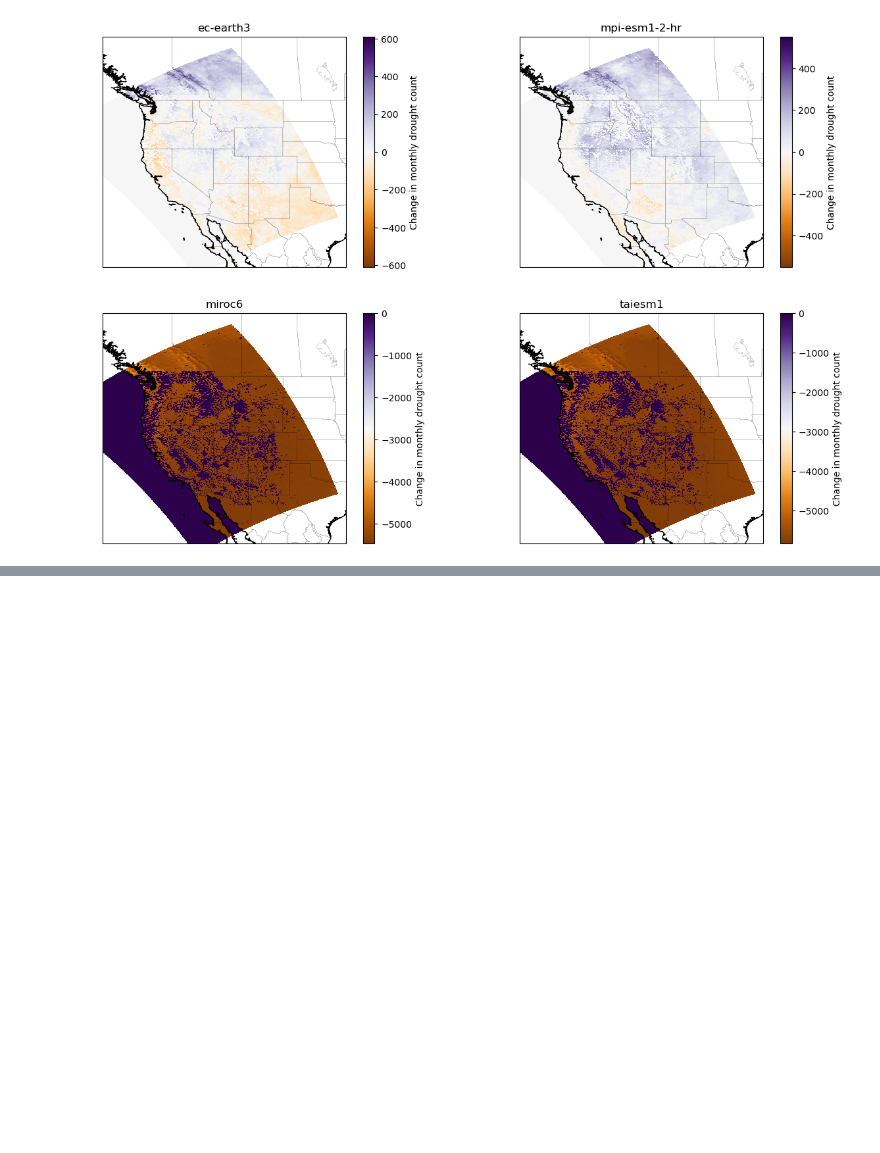
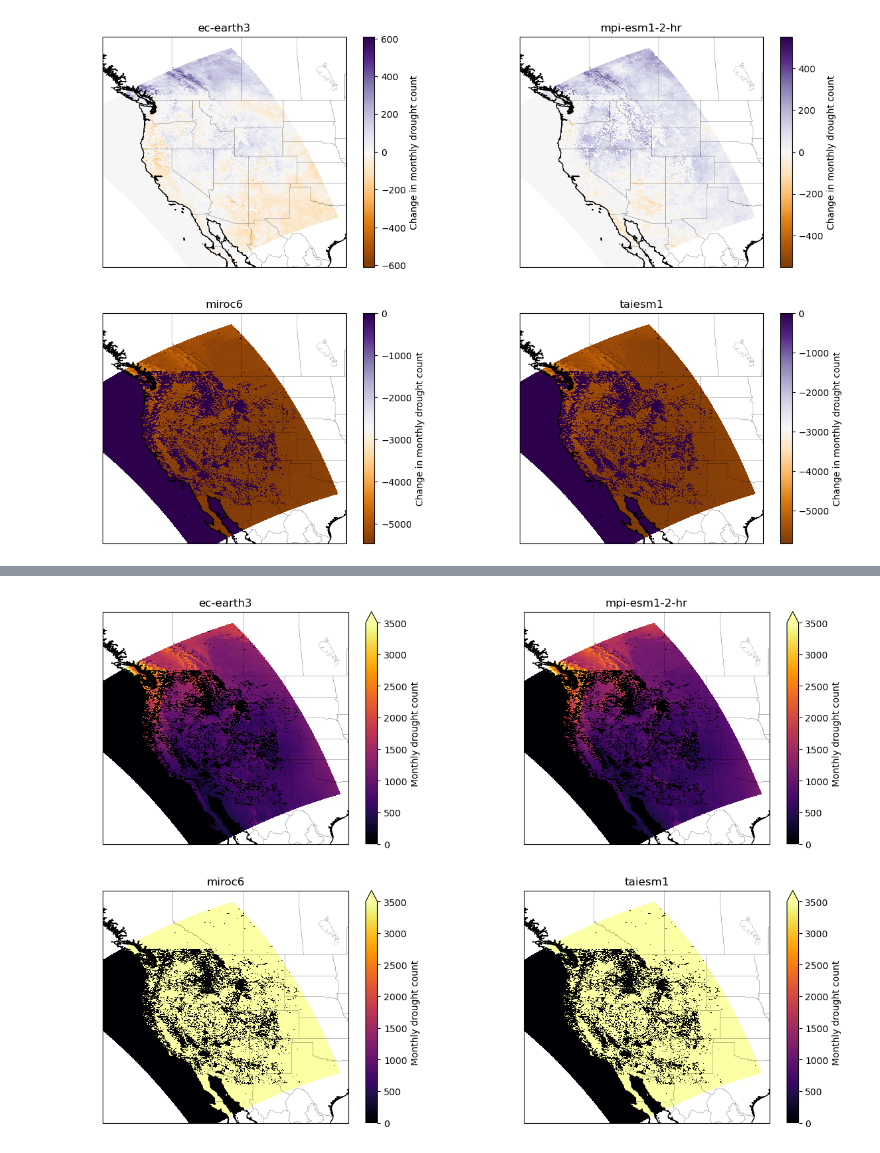
Before and after one commit to Eagle-Rock-Analytics/renewable-analysis, a Jupyter notebook: notebooks/largescale_change_in_generation.ipynb, the cells around one changed output, grey strips where cells are left out. Saved outputs shown, nothing was run; the diff lists cells and outputs as text; code cells hidden in the pictures; blank space fills up the shorter version.

```diff
--- a/notebooks/largescale_change_in_generation.ipynb
+++ b/notebooks/largescale_change_in_generation.ipynb
@@ -194,0 +277,35 @@ for ax, simulation in zip(axes.flatten(), simulations, strict=False):
+# %%
+resource = "pv"
+module = "utility"
+domain = "d02"
+variable = "cf"
+frequency = "mon"
+simulation = "all"
+variable = "drought_count"
+
+simulations = ["ec-earth3", "mpi-esm1-2-hr", "miroc6", "taiesm1"]
+deltas = {}
+for simulation in simulations:
+    deltas[simulation] = get_ren_drought_data(
+        resource, module, domain, variable, frequency, simulation, "plus08c"
+    ).sum(["month", "year"]).squeeze().compute()
+fig, axes = plt.subplots(
+    2, 2, figsize=(15, 10), subplot_kw={"projection": ccrs.PlateCarree()}
+)
+for ax, simulation in zip(axes.flatten(), simulations, strict=False):
+    deltas[simulation].plot(
+        ax=ax,
+        x="lon",
+        y="lat",
+        transform=ccrs.PlateCarree(),
+        cbar_kwargs={"label": "Monthly drought count"},
+        cmap="inferno",
+        vmin=0,
+        vmax=3500,
+    )
+    ax.set_title(simulation)
+    ax.set_extent([-130, -95, 25, 57])
+    ax.add_feature(cfeature.STATES.with_scale("10m"), edgecolor="black", linewidth=0.1)
+    ax.add_feature(cfeature.COASTLINE.with_scale("10m"), edgecolor="black")
+# %% [output]
+[figure, added]
```
Also changed, not shown: parts of 16 cells of this notebook, 2 other files.
